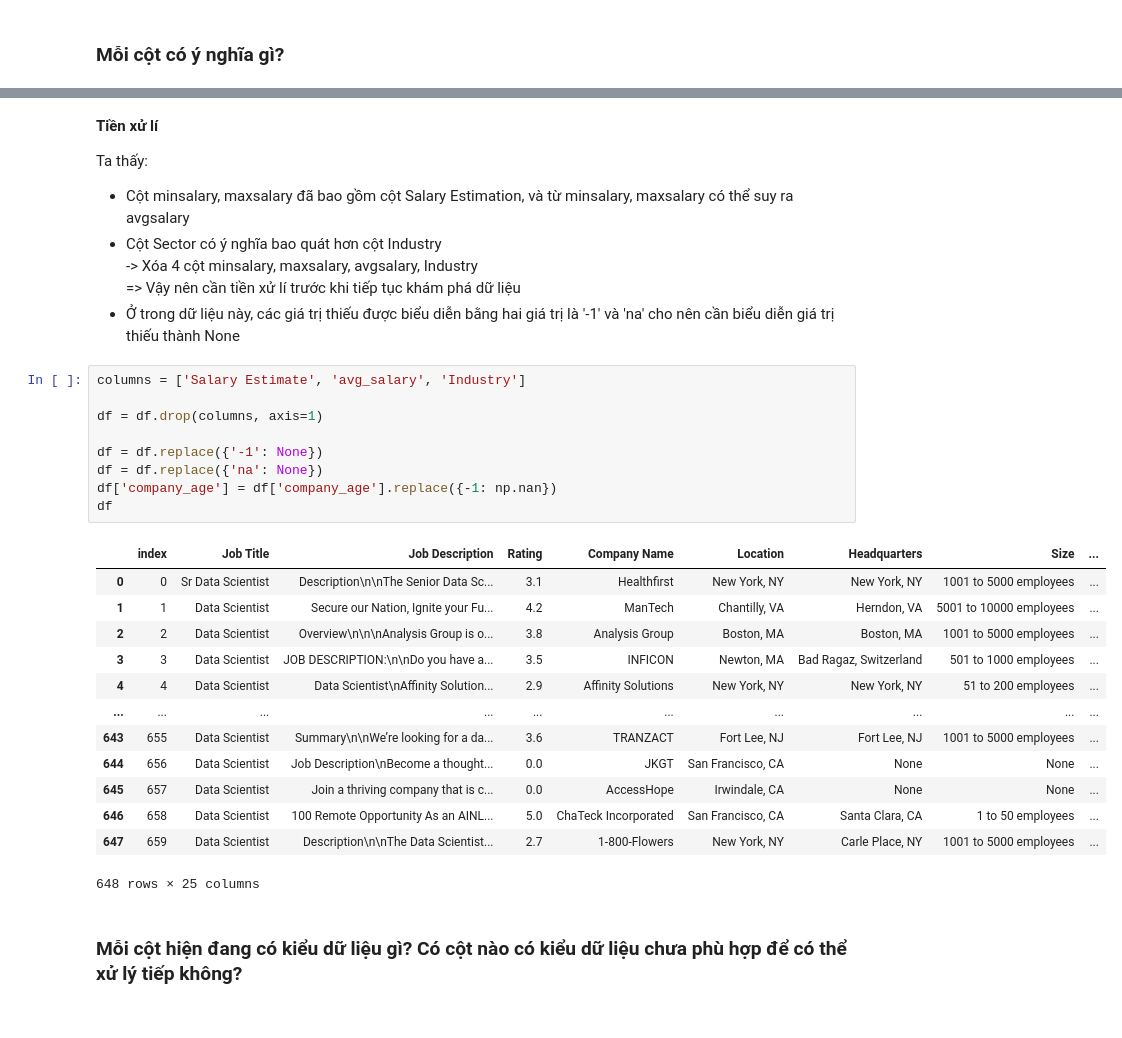
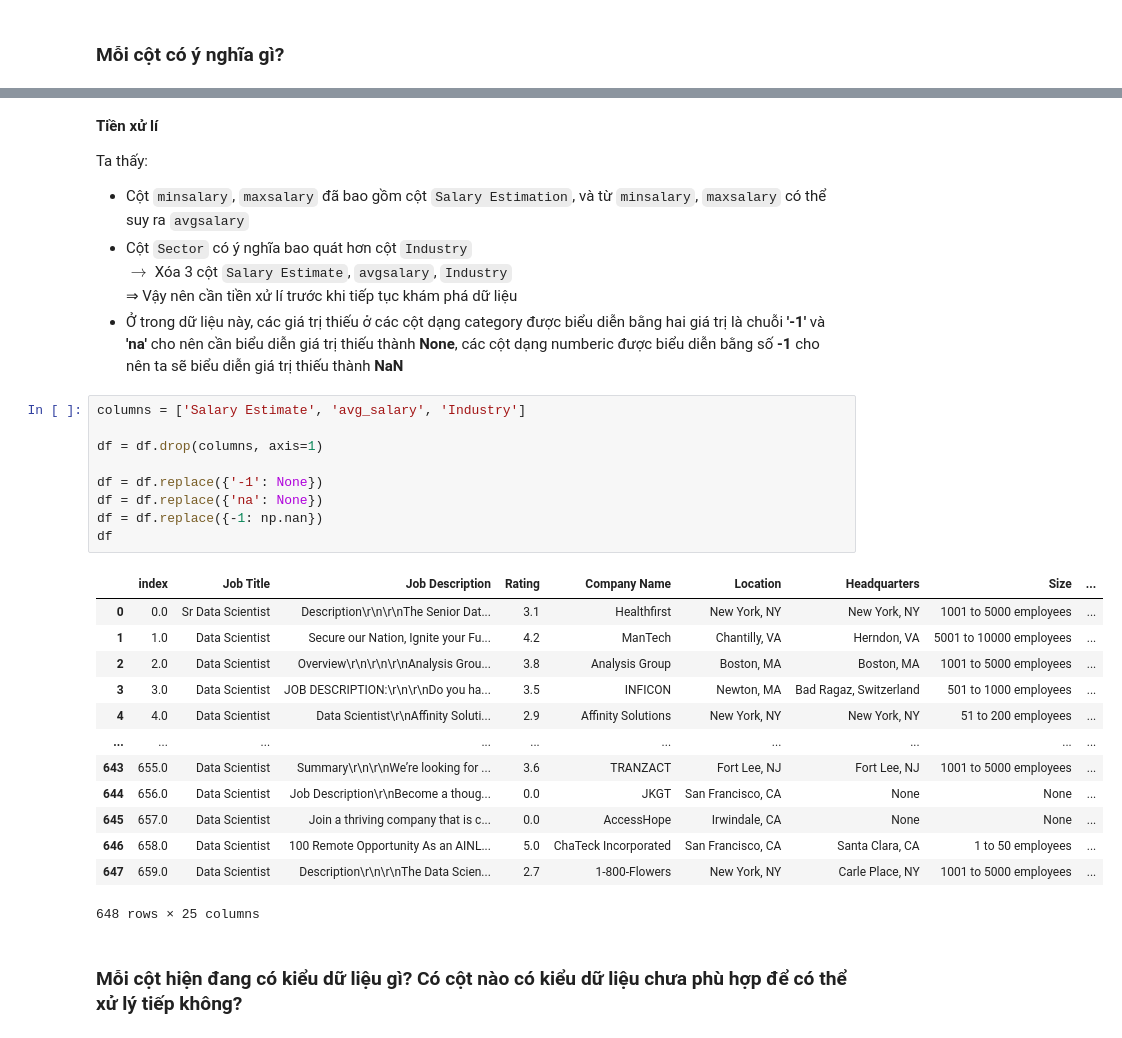
Before and after one commit to fminhtu/P4DS-FinalProject, a Jupyter notebook: Final.ipynb, the cells around one changed output, grey strips where cells are left out. Saved outputs shown, nothing was run; the diff lists cells and outputs as text.

```diff
--- a/Final.ipynb
+++ b/Final.ipynb
@@ -123,33 +131,33 @@ Theo file mô tả dữ liệu thì:
 **Tiền xử lí**
 
 Ta thấy:
-- Cột minsalary, maxsalary đã bao gồm cột Salary Estimation, và từ minsalary, maxsalary có thể suy ra avgsalary
-- Cột Sector có ý nghĩa bao quát hơn cột Industry
-    -> Xóa 4 cột minsalary, maxsalary, avgsalary, Industry
-    => Vậy nên cần tiền xử lí trước khi tiếp tục khám phá dữ liệu
-- Ở trong dữ liệu này, các giá trị thiếu được biểu diễn bằng hai giá trị là  '-1' và 'na' cho nên cần biểu diễn giá trị thiếu thành None
+- Cột <code>minsalary</code>, <code>maxsalary</code> đã bao gồm cột <code>Salary Estimation</code>, và từ <code>minsalary</code>, <code>maxsalary</code> có thể suy ra <code>avgsalary</code>
+- Cột <code>Sector</code> có ý nghĩa bao quát hơn cột <code>Industry</code>
+    $\rightarrow$ Xóa 3 cột <code>Salary Estimate</code>, <code>avgsalary</code>, <code>Industry</code>
+    ⇒ Vậy nên cần tiền xử lí trước khi tiếp tục khám phá dữ liệu
+- Ở trong dữ liệu này, các giá trị thiếu ở các cột dạng category được biểu diễn bằng hai giá trị là chuỗi **'-1'** và **'na'** cho nên cần biểu diễn giá trị thiếu thành **None**, các cột dạng numberic được biểu diễn bằng số **-1** cho nên ta sẽ biểu diễn giá trị thiếu thành **NaN**
 # %%
 columns = ['Salary Estimate', 'avg_salary', 'Industry']
 
 df = df.drop(columns, axis=1)
 
 df = df.replace({'-1': None})
 df = df.replace({'na': None})
-df['company_age'] = df['company_age'].replace({-1: np.nan})
+df = df.replace({-1: np.nan})
 df
 # %% [output]
 |  | index | Job Title | Job Description | Rating | Company Name | Location | Headquarters | Size | ... |
-| 0 | 0 | Sr Data Scientist | Description\n\nThe Senior Data Sc... | 3.1 | Healthfirst | New York, NY | New York, NY | 1001 to 5000 employees | ... |
-| 1 | 1 | Data Scientist | Secure our Nation, Ignite your Fu... | 4.2 | ManTech | Chantilly, VA | Herndon, VA | 5001 to 10000 employees | ... |
-| 2 | 2 | Data Scientist | Overview\n\n\nAnalysis Group is o... | 3.8 | Analysis Group | Boston, MA | Boston, MA | 1001 to 5000 employees | ... |
-| 3 | 3 | Data Scientist | JOB DESCRIPTION:\n\nDo you have a... | 3.5 | INFICON | Newton, MA | Bad Ragaz, Switzerland | 501 to 1000 employees | ... |
-| 4 | 4 | Data Scientist | Data Scientist\nAffinity Solution... | 2.9 | Affinity Solutions | New York, NY | New York, NY | 51 to 200 employees | ... |
+| 0 | 0.0 | Sr Data Scientist | Description\r\n\r\nThe Senior Dat... | 3.1 | Healthfirst | New York, NY | New York, NY | 1001 to 5000 employees | ... |
+| 1 | 1.0 | Data Scientist | Secure our Nation, Ignite your Fu... | 4.2 | ManTech | Chantilly, VA | Herndon, VA | 5001 to 10000 employees | ... |
+| 2 | 2.0 | Data Scientist | Overview\r\n\r\n\r\nAnalysis Grou... | 3.8 | Analysis Group | Boston, MA | Boston, MA | 1001 to 5000 employees | ... |
+| 3 | 3.0 | Data Scientist | JOB DESCRIPTION:\r\n\r\nDo you ha... | 3.5 | INFICON | Newton, MA | Bad Ragaz, Switzerland | 501 to 1000 employees | ... |
+| 4 | 4.0 | Data Scientist | Data Scientist\r\nAffinity Soluti... | 2.9 | Affinity Solutions | New York, NY | New York, NY | 51 to 200 employees | ... |
 | ... | ... | ... | ... | ... | ... | ... | ... | ... | ... |
-| 643 | 655 | Data Scientist | Summary\n\nWe’re looking for a da... | 3.6 | TRANZACT | Fort Lee, NJ | Fort Lee, NJ | 1001 to 5000 employees | ... |
-| 644 | 656 | Data Scientist | Job Description\nBecome a thought... | 0.0 | JKGT | San Francisco, CA | None | None | ... |
-| 645 | 657 | Data Scientist | Join a thriving company that is c... | 0.0 | AccessHope | Irwindale, CA | None | None | ... |
-| 646 | 658 | Data Scientist | 100 Remote Opportunity As an AINL... | 5.0 | ChaTeck Incorporated | San Francisco, CA | Santa Clara, CA | 1 to 50 employees | ... |
-| 647 | 659 | Data Scientist | Description\n\nThe Data Scientist... | 2.7 | 1-800-Flowers | New York, NY | Carle Place, NY | 1001 to 5000 employees | ... |
+| 643 | 655.0 | Data Scientist | Summary\r\n\r\nWe’re looking for ... | 3.6 | TRANZACT | Fort Lee, NJ | Fort Lee, NJ | 1001 to 5000 employees | ... |
+| 644 | 656.0 | Data Scientist | Job Description\r\nBecome a thoug... | 0.0 | JKGT | San Francisco, CA | None | None | ... |
+| 645 | 657.0 | Data Scientist | Join a thriving company that is c... | 0.0 | AccessHope | Irwindale, CA | None | None | ... |
+| 646 | 658.0 | Data Scientist | 100 Remote Opportunity As an AINL... | 5.0 | ChaTeck Incorporated | San Francisco, CA | Santa Clara, CA | 1 to 50 employees | ... |
+| 647 | 659.0 | Data Scientist | Description\r\n\r\nThe Data Scien... | 2.7 | 1-800-Flowers | New York, NY | Carle Place, NY | 1001 to 5000 employees | ... |
 648 rows × 25 columns
 # %% [markdown]
 ### Mỗi cột hiện đang có kiểu dữ liệu gì? Có cột nào có kiểu dữ liệu chưa phù hợp để có thể xử lý tiếp không?
```
Also changed, not shown: parts of 76 cells of this notebook.
